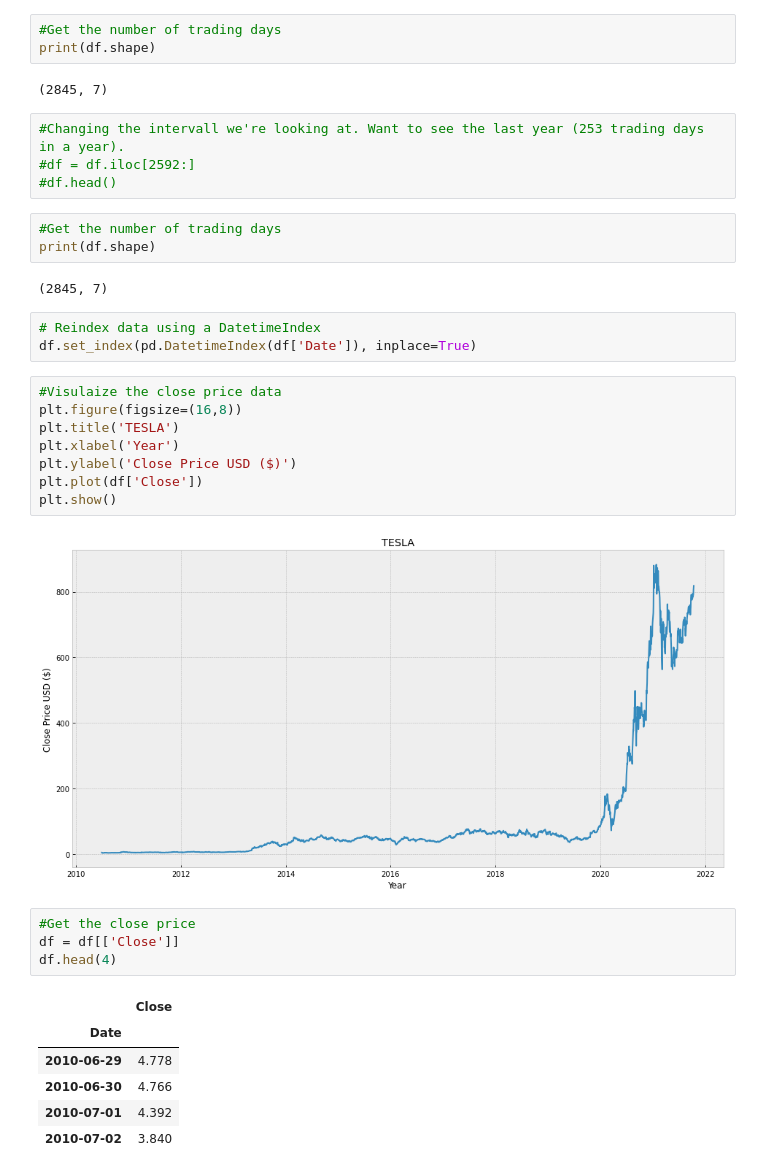
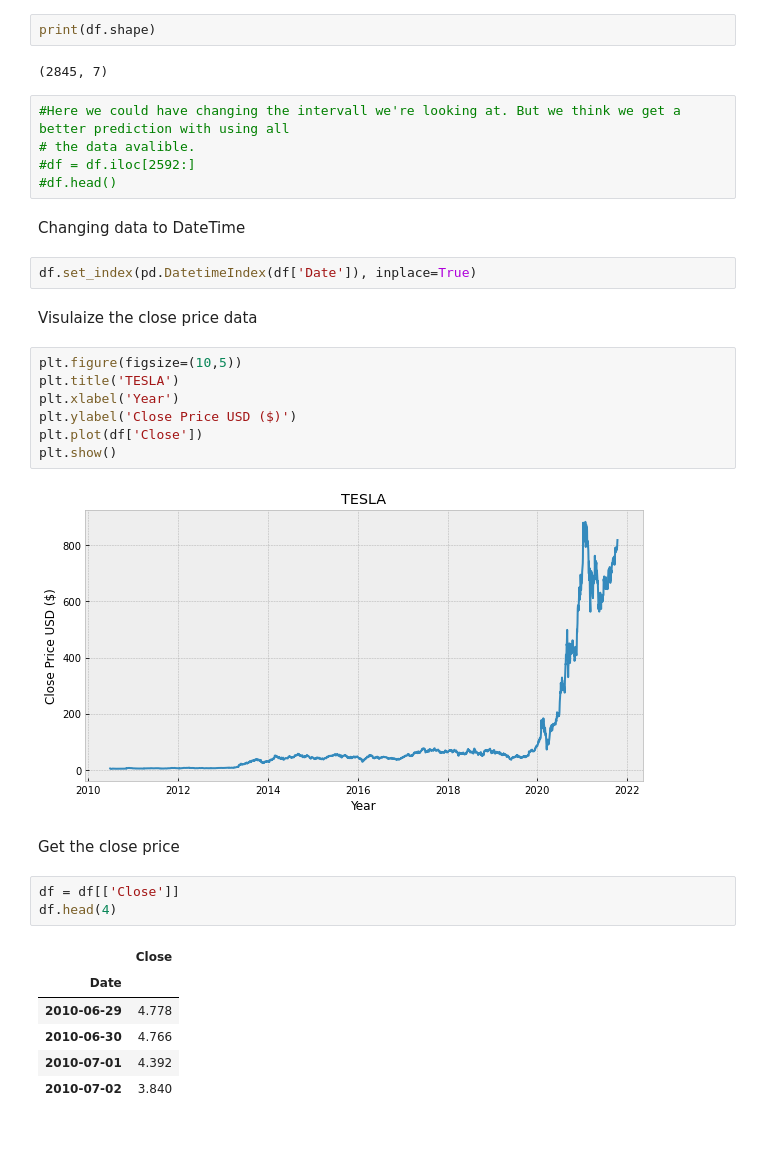
Before and after one commit to vetletj/Into_to_AI_assigments, a Jupyter notebook: Assignment2/Assignment2_3.ipynb, the cells around one changed output. Cells and saved outputs as stored; diff of their text form; blank space fills up the shorter version.

```diff
--- a/Assignment2/Assignment2_3.ipynb
+++ b/Assignment2/Assignment2_3.ipynb
@@ -21,32 +25,30 @@ df.head()
 # %%
-#Get the number of trading days
 print(df.shape)
 # %% [output]
 (2845, 7)
 # %%
-#Changing the intervall we're looking at. Want to see the last year (253 trading days in a year).
+#Here we could have changing the intervall we're looking at. But we think we get a better prediction with using all
+# the data avalible.
 #df = df.iloc[2592:]
 #df.head()
-# %%
-#Get the number of trading days
-print(df.shape)
-# %% [output]
-(2845, 7)
+# %% [markdown]
+Changing data to DateTime
 # %%
-# Reindex data using a DatetimeIndex
 df.set_index(pd.DatetimeIndex(df['Date']), inplace=True)
+# %% [markdown]
+Visulaize the close price data
 # %%
-#Visulaize the close price data
-plt.figure(figsize=(16,8))
+plt.figure(figsize=(10,5))
 plt.title('TESLA')
 plt.xlabel('Year')
 plt.ylabel('Close Price USD ($)')
 plt.plot(df['Close'])
 plt.show()
 # %% [output]
-[figure, old version]
+[figure, new version]
+# %% [markdown]
+Get the close price
 # %%
-#Get the close price
 df = df[['Close']]
 df.head(4)
 # %% [output]
```
Also changed, not shown: parts of 25 cells of this notebook.
